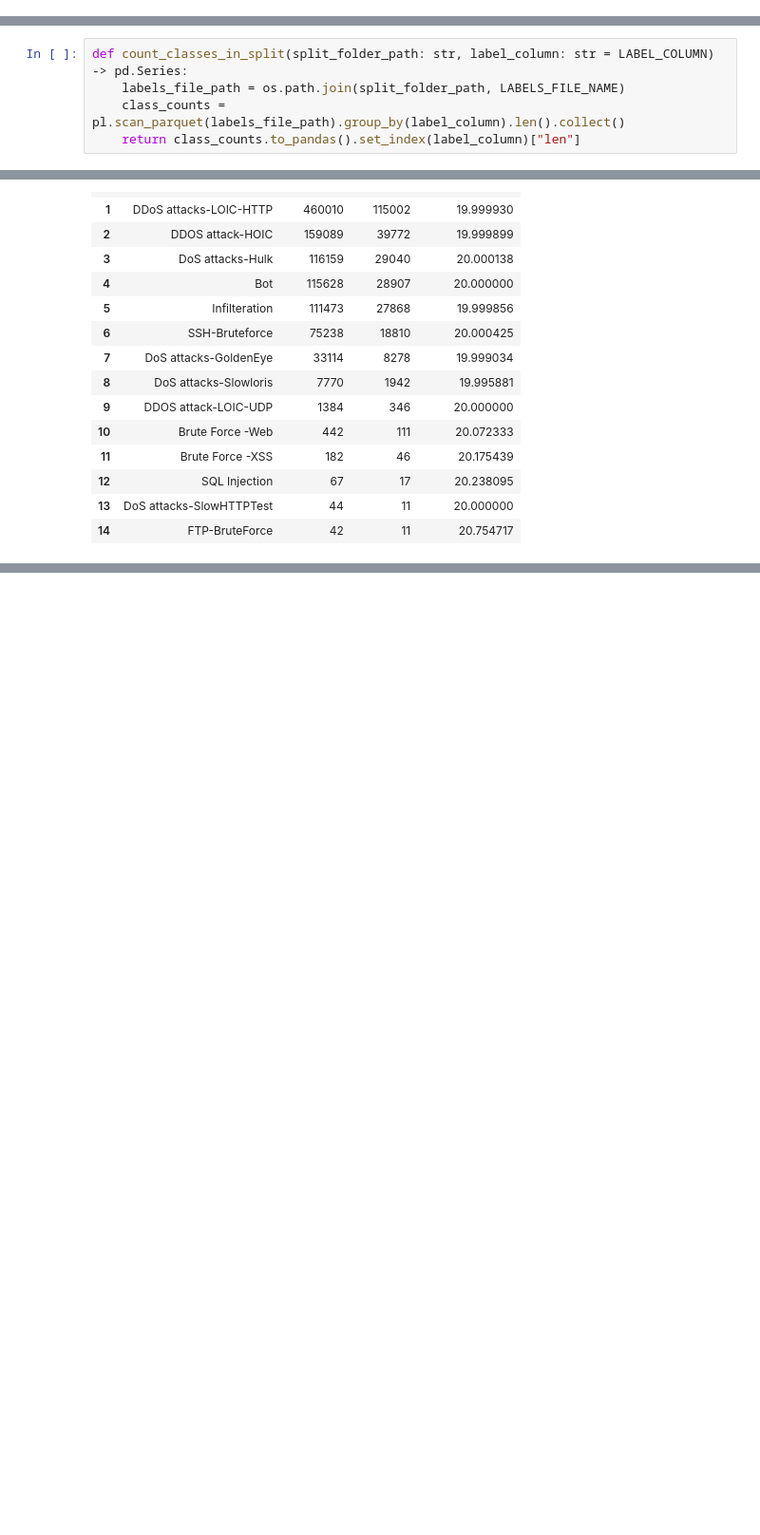
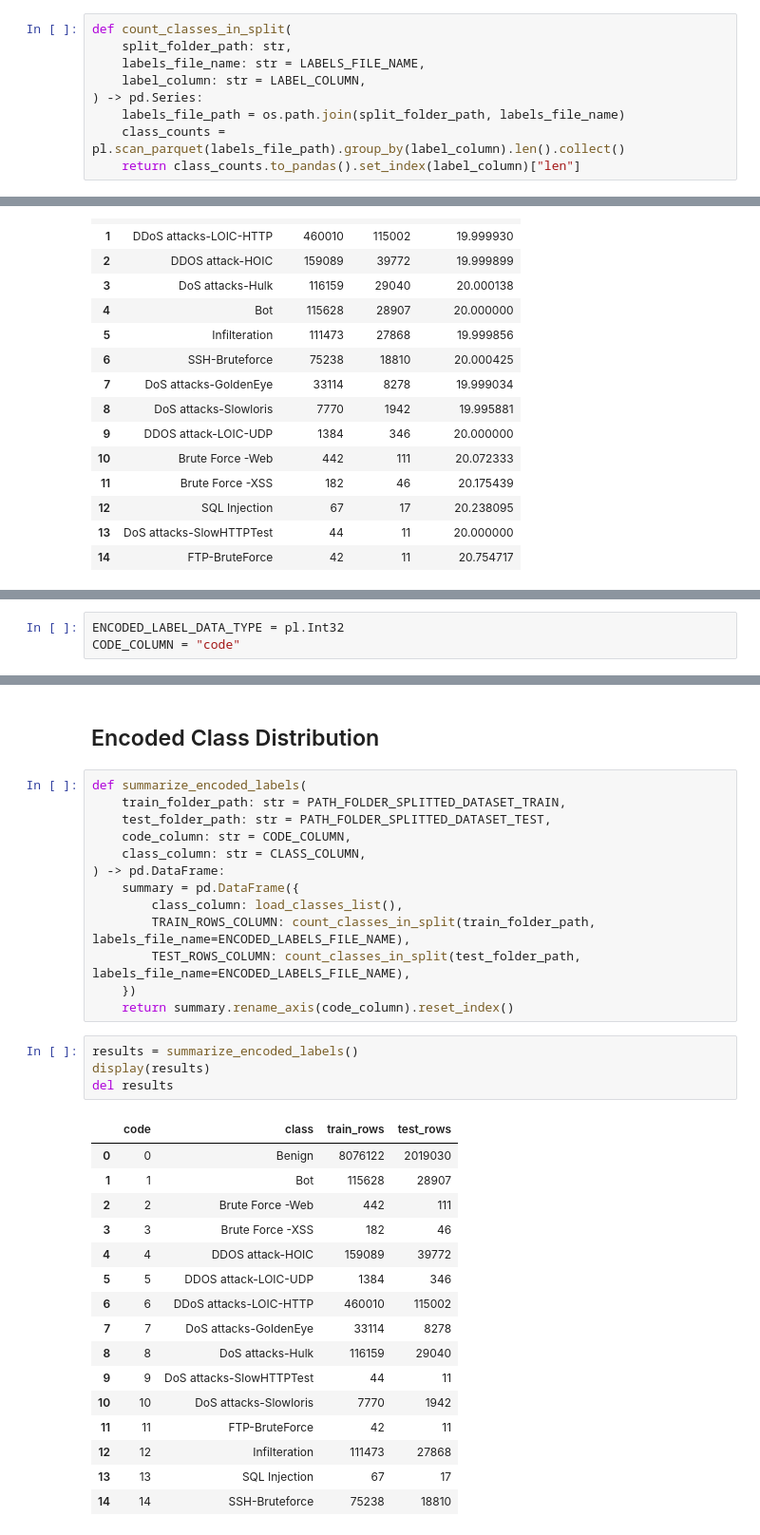
Before and after one commit to JoxNeis/mlids-robustness, a Jupyter notebook: mlids-renewed.ipynb, the cells around one changed output, grey strips where cells are left out. Shown at 95% size. Saved outputs shown, nothing was run; the diff lists cells and outputs as text; blank space fills up the shorter version.

```diff
--- a/mlids-renewed.ipynb
+++ b/mlids-renewed.ipynb
@@ -136,6 +176,15 @@ def create_classes_list_from_a_folder(
 def load_classes_list(file_path: str = PATH_JSON_ORIGINAL_CLASSES_LIST) -> list[str]:
     with open(file_path, "r", encoding="utf-8") as file:
         return json.load(file)
+# %%
+def count_classes_in_split(
+    split_folder_path: str,
+    labels_file_name: str = LABELS_FILE_NAME,
+    label_column: str = LABEL_COLUMN,
+) -> pd.Series:
+    labels_file_path = os.path.join(split_folder_path, labels_file_name)
+    class_counts = pl.scan_parquet(labels_file_path).group_by(label_column).len().collect()
+    return class_counts.to_pandas().set_index(label_column)["len"]
 # %% [markdown]
 ### Feature Columns
 # %%
@@ -1269,11 +1323,6 @@ split_dataset()
 Split 11,445,955 rows: 9,156,764 train rows, 2,289,191 test rows
 # %% [markdown]
 ## Class Distribution Per Split
-# %%
-def count_classes_in_split(split_folder_path: str, label_column: str = LABEL_COLUMN) -> pd.Series:
-    labels_file_path = os.path.join(split_folder_path, LABELS_FILE_NAME)
-    class_counts = pl.scan_parquet(labels_file_path).group_by(label_column).len().collect()
-    return class_counts.to_pandas().set_index(label_column)["len"]
 # %%
 def summarize_split_classes(
     train_folder_path: str = PATH_FOLDER_SPLITTED_DATASET_TRAIN,
@@ -1312,0 +1364,3 @@ del results
+# %%
+ENCODED_LABEL_DATA_TYPE = pl.Int32
+CODE_COLUMN = "code"
@@ -1312,0 +1401,36 @@ del results
+# %% [markdown]
+## Encoded Class Distribution
+# %%
+def summarize_encoded_labels(
+    train_folder_path: str = PATH_FOLDER_SPLITTED_DATASET_TRAIN,
+    test_folder_path: str = PATH_FOLDER_SPLITTED_DATASET_TEST,
+    code_column: str = CODE_COLUMN,
+    class_column: str = CLASS_COLUMN,
+) -> pd.DataFrame:
+    summary = pd.DataFrame({
+        class_column: load_classes_list(),
+        TRAIN_ROWS_COLUMN: count_classes_in_split(train_folder_path, labels_file_name=ENCODED_LABELS_FILE_NAME),
+        TEST_ROWS_COLUMN: count_classes_in_split(test_folder_path, labels_file_name=ENCODED_LABELS_FILE_NAME),
+    })
+    return summary.rename_axis(code_column).reset_index()
+# %%
+results = summarize_encoded_labels()
+display(results)
+del results
+# %% [output]
+|  | code | class | train_rows | test_rows |
+| 0 | 0 | Benign | 8076122 | 2019030 |
+| 1 | 1 | Bot | 115628 | 28907 |
+| 2 | 2 | Brute Force -Web | 442 | 111 |
+| 3 | 3 | Brute Force -XSS | 182 | 46 |
+| 4 | 4 | DDOS attack-HOIC | 159089 | 39772 |
+| 5 | 5 | DDOS attack-LOIC-UDP | 1384 | 346 |
+| 6 | 6 | DDoS attacks-LOIC-HTTP | 460010 | 115002 |
+| 7 | 7 | DoS attacks-GoldenEye | 33114 | 8278 |
+| 8 | 8 | DoS attacks-Hulk | 116159 | 29040 |
+| 9 | 9 | DoS attacks-SlowHTTPTest | 44 | 11 |
+| 10 | 10 | DoS attacks-Slowloris | 7770 | 1942 |
+| 11 | 11 | FTP-BruteForce | 42 | 11 |
+| 12 | 12 | Infilteration | 111473 | 27868 |
+| 13 | 13 | SQL Injection | 67 | 17 |
+| 14 | 14 | SSH-Bruteforce | 75238 | 18810 |
```
Also changed, not shown: parts of 69 cells of this notebook, 2 other files.
